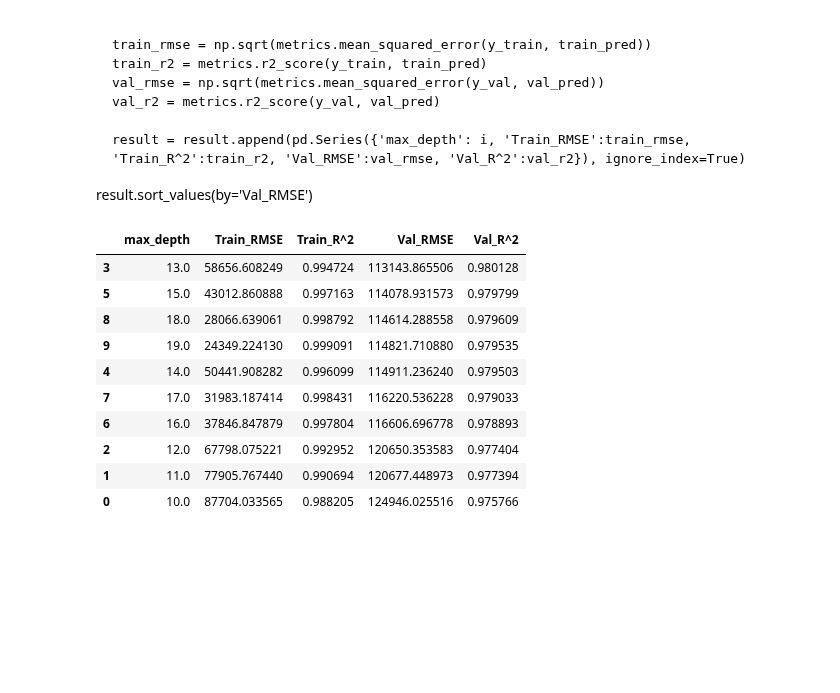
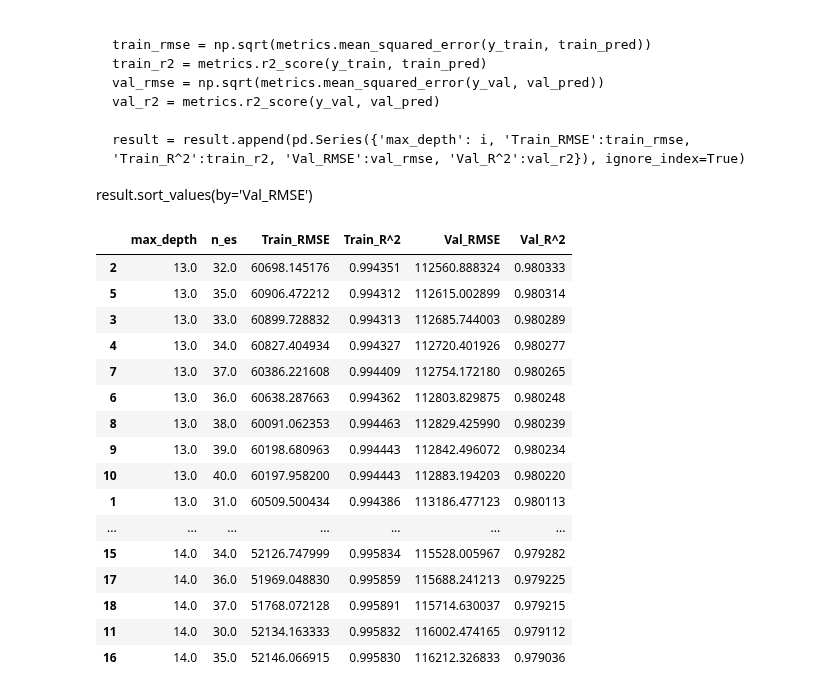
Before and after one commit to khoa2181/DataPreparation, a Jupyter notebook: Tran Minh Khoa_Final Data Preparation.ipynb, the cells around one changed output. Cells and saved outputs as stored; diff of their text form; code cells hidden in the pictures; blank space fills up the shorter version.

Commit message:
score: 143775.53246

```diff
--- a/Tran Minh Khoa_Final Data Preparation.ipynb
+++ b/Tran Minh Khoa_Final Data Preparation.ipynb
@@ -61,7 +61,7 @@ for i in [train, test]:
 for i in [train, test]:
     i['brand_price'] = i['brand'].copy()
     for j in i.brand.unique():
-        i['brand_price'].replace(to_replace=j, value = train[train.brand == j].selling_price.mean()/100000, inplace=True)
+        i['brand_price'].replace(to_replace=j, value = train[train.brand == j].selling_price.median()/100000, inplace=True)
 # %%
 train
 # %% [output]
@@ -264,32 +264,39 @@ for i in range(20,31):
 
 result.sort_values(by='Val_RMSE')
 # %%
-result1 = pd.DataFrame(columns=['max_depth', 'Train_RMSE', 'Train_R^2', 'Val_RMSE', 'Val_R^2'])
+result3 = pd.DataFrame(columns=['max_depth','n_es', 'Train_RMSE', 'Train_R^2', 'Val_RMSE', 'Val_R^2'])
 
-for i in range(10,20):
-    extra_tree = ExtraTreesRegressor(random_state=42, max_depth=i, n_estimators=100)
-    extra_tree.fit(x_train,y_train)
+for i in range(13,15):
+    for j in range(30,41):
+        extra_tree = ExtraTreesRegressor(random_state=42, max_depth=i, n_estimators=j)
+        extra_tree.fit(x_train,y_train)
 
-    train_pred = extra_tree.predict(x_train)
-    val_pred = extra_tree.predict(x_val)
+        train_pred = extra_tree.predict(x_train)
+        val_pred = extra_tree.predict(x_val)
 
-    train_rmse = np.sqrt(metrics.mean_squared_error(y_train, train_pred))
-    train_r2 = metrics.r2_score(y_train, train_pred)
-    val_rmse = np.sqrt(metrics.mean_squared_error(y_val, val_pred))
-    val_r2 = metrics.r2_score(y_val, val_pred)
+        train_rmse = np.sqrt(metrics.mean_squared_error(y_train, train_pred))
+        train_r2 = metrics.r2_score(y_train, train_pred)
+        val_rmse = np.sqrt(metrics.mean_squared_error(y_val, val_pred))
+        val_r2 = metrics.r2_score(y_val, val_pred)
 
-    result1 = result1.append(pd.Series({'max_depth': i, 'Train_RMSE':train_rmse, 'Train_R^2':train_r2, 'Val_RMSE':val_rmse, 'Val_R^2':val_r2}), ignore_index=True)
+        result3 = result3.append(pd.Series({'max_depth': i,'n_es': j, 'Train_RMSE':train_rmse, 'Train_R^2':train_r2, 'Val_RMSE':val_rmse, 'Val_R^2':val_r2}), ignore_index=True)
 
-result1.sort_values(by='Val_RMSE')
+result3.sort_values(by='Val_RMSE')
 # %% [output]
-|  | max_depth | Train_RMSE | Train_R^2 | Val_RMSE | Val_R^2 |
-| 3 | 13.0 | 58656.608249 | 0.994724 | 113143.865506 | 0.980128 |
-| 5 | 15.0 | 43012.860888 | 0.997163 | 114078.931573 | 0.979799 |
-| 8 | 18.0 | 28066.639061 | 0.998792 | 114614.288558 | 0.979609 |
-| 9 | 19.0 | 24349.224130 | 0.999091 | 114821.710880 | 0.979535 |
-| 4 | 14.0 | 50441.908282 | 0.996099 | 114911.236240 | 0.979503 |
-| 7 | 17.0 | 31983.187414 | 0.998431 | 116220.536228 | 0.979033 |
-| 6 | 16.0 | 37846.847879 | 0.997804 | 116606.696778 | 0.978893 |
-| 2 | 12.0 | 67798.075221 | 0.992952 | 120650.353583 | 0.977404 |
-| 1 | 11.0 | 77905.767440 | 0.990694 | 120677.448973 | 0.977394 |
-| 0 | 10.0 | 87704.033565 | 0.988205 | 124946.025516 | 0.975766 |
+|  | max_depth | n_es | Train_RMSE | Train_R^2 | Val_RMSE | Val_R^2 |
+| 2 | 13.0 | 32.0 | 60698.145176 | 0.994351 | 112560.888324 | 0.980333 |
+| 5 | 13.0 | 35.0 | 60906.472212 | 0.994312 | 112615.002899 | 0.980314 |
+| 3 | 13.0 | 33.0 | 60899.728832 | 0.994313 | 112685.744003 | 0.980289 |
+| 4 | 13.0 | 34.0 | 60827.404934 | 0.994327 | 112720.401926 | 0.980277 |
+| 7 | 13.0 | 37.0 | 60386.221608 | 0.994409 | 112754.172180 | 0.980265 |
+| 6 | 13.0 | 36.0 | 60638.287663 | 0.994362 | 112803.829875 | 0.980248 |
+| 8 | 13.0 | 38.0 | 60091.062353 | 0.994463 | 112829.425990 | 0.980239 |
+| 9 | 13.0 | 39.0 | 60198.680963 | 0.994443 | 112842.496072 | 0.980234 |
+| 10 | 13.0 | 40.0 | 60197.958200 | 0.994443 | 112883.194203 | 0.980220 |
+| 1 | 13.0 | 31.0 | 60509.500434 | 0.994386 | 113186.477123 | 0.980113 |
+| ... | ... | ... | ... | ... | ... | ... |
+| 15 | 14.0 | 34.0 | 52126.747999 | 0.995834 | 115528.005967 | 0.979282 |
+| 17 | 14.0 | 36.0 | 51969.048830 | 0.995859 | 115688.241213 | 0.979225 |
+| 18 | 14.0 | 37.0 | 51768.072128 | 0.995891 | 115714.630037 | 0.979215 |
+| 11 | 14.0 | 30.0 | 52134.163333 | 0.995832 | 116002.474165 | 0.979112 |
+| 16 | 14.0 | 35.0 | 52146.066915 | 0.995830 | 116212.326833 | 0.979036 |
```
Also changed, not shown: parts of 9 cells of this notebook.
